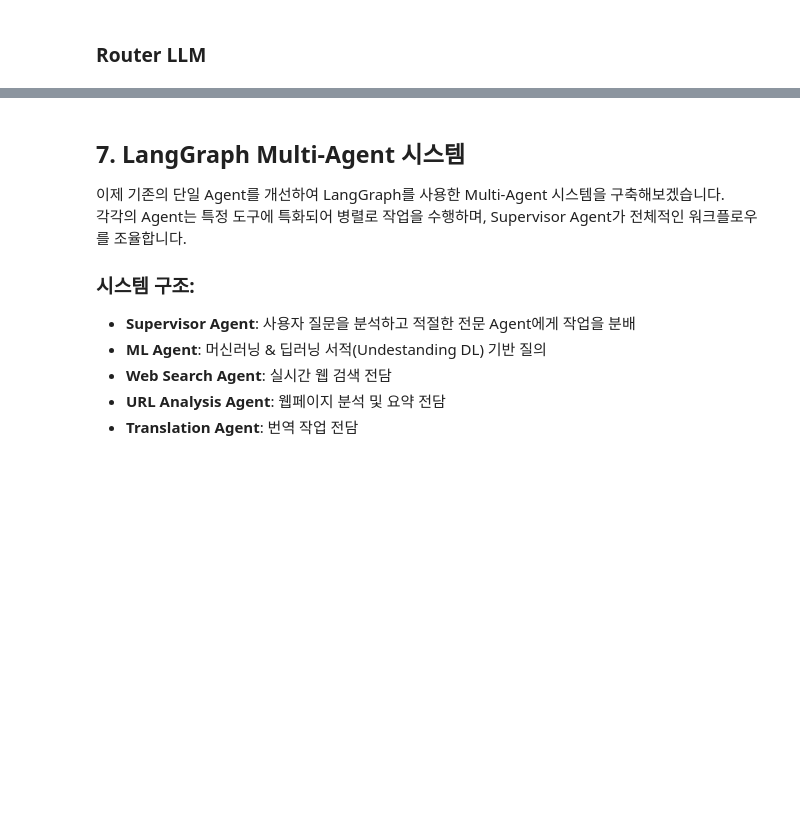
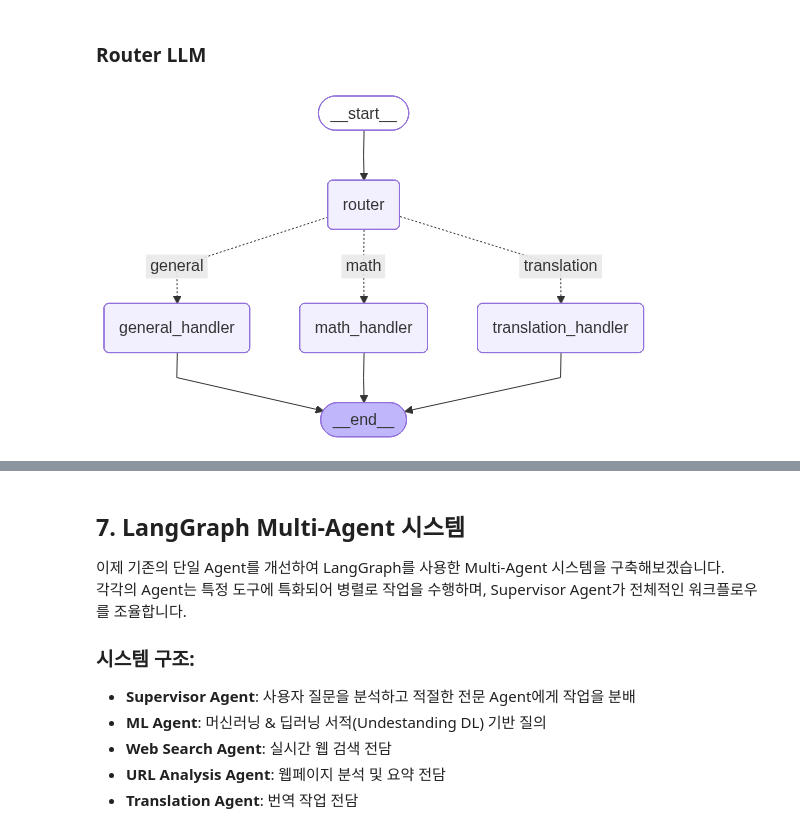
Before and after one commit to dEitY719/ai-agent-enhance, a Jupyter notebook: src/day5-agent-basic/d5_practice5_Agentic_RAG.ipynb, the cells around one changed output, grey strips where cells are left out. Saved outputs shown, nothing was run; the diff lists cells and outputs as text; code cells hidden in the pictures; blank space fills up the shorter version.

```diff
--- a/src/day5-agent-basic/d5_practice5_Agentic_RAG.ipynb
+++ b/src/day5-agent-basic/d5_practice5_Agentic_RAG.ipynb
@@ -389,28 +432,36 @@ for question in test_questions:
 ### Router LLM
 # %%
 # Router LLM을 사용한 분류 시스템
-
+from typing import Dict, Any
+from langchain_openai import ChatOpenAI
+from langchain_core.messages import HumanMessage
+from langgraph.graph import StateGraph, START, END
 from langchain_core.output_parsers import JsonOutputParser
 from pydantic import BaseModel, Field
 
+# Pydantic 모델 정의
 class QuestionClassification(BaseModel):
     question_type: str = Field(description="질문 유형 (translation, math, general)")
     reasoning: str = Field(description="분류 이유")
 
+# Router LLM 생성
 def create_router_llm():
     """질문을 분석하고 적절한 핸들러를 선택하는 Router LLM"""
     return ChatOpenAI(
         model="gpt-4o-mini",
         temperature=0,
-        # YOUR CODE
         )
 
+
 router_llm = create_router_llm()
-classification_parser = # YOUR CODE
+# Output Parser 설정
+classification_parser = JsonOutputParser(pydantic_object=QuestionClassification)
+
 
 # Router 체인 생성
 router_chain = router_llm | classification_parser
 
+# Router 분류 함수
 def router_classify(state: SimpleState) -> Dict[str, Any]:
     """Router LLM이 질문을 분석하고 적절한 핸들러를 결정"""
 
@@ -443,12 +494,16 @@ def router_classify(state: SimpleState) -> Dict[str, Any]:
         reasoning = "파싱 오류로 인한 기본 선택"
 
     return {
-        # YOUR CODE
+        "question_type": question_type,
+        "reasoning": reasoning,
     }
 
+
+# Router 다음 노드 결정 함수
 def router_decide_next(state: SimpleState) -> str:
     """Router 분류 결과를 바탕으로 다음 노드 결정"""
     return state["question_type"]
+
 
 # 개선된 워크플로우 생성
 improved_workflow = StateGraph(SimpleState)
@@ -464,10 +519,12 @@ improved_workflow.add_edge(START, "router")
 
 # Router LLM 기반 조건부 엣지 추가
 improved_workflow.add_conditional_edges(
-    # YOUR CODE,                        # Router에서
-    # YOUR CODE,              # Router 결정 함수로 다음 노드 결정
-    {                               # 반환값을 실제 노드에 매핑
-        # YOUR CODE
+    "router",                    # Router에서
+    router_decide_next,          # Router 결정 함수
+    {                            # 반환값을 실제 노드에 매핑
+        "translation": "translation_handler",
+        "math": "math_handler",
+        "general": "general_handler",
     }
 )
 
@@ -478,4 +535,8 @@ improved_workflow.add_edge("general_handler", END)
 
 # 개선된 그래프 컴파일
 improved_app = improved_workflow.compile()
+# %%
+improved_app
+# %% [output]
+[figure, added]
 # %%
```
Also changed, not shown: parts of 17 cells of this notebook, 3 other files.
